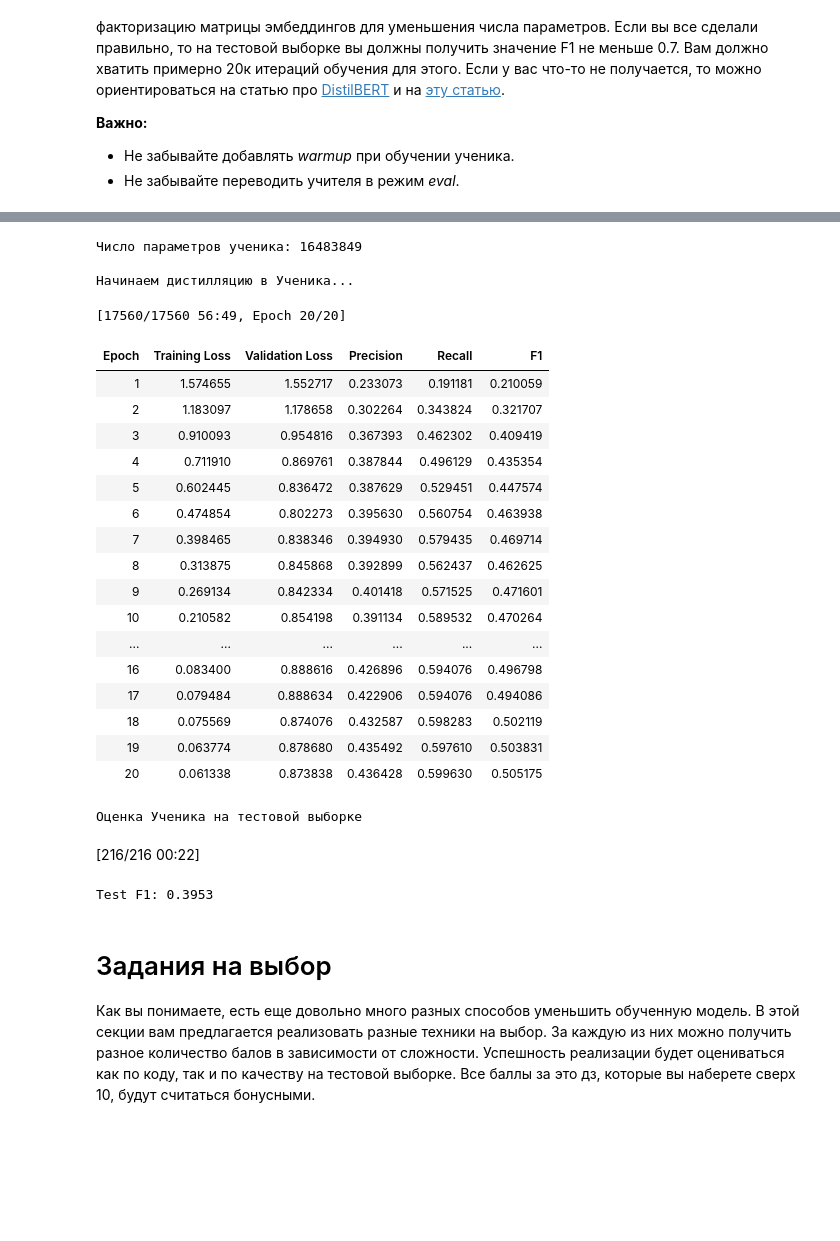
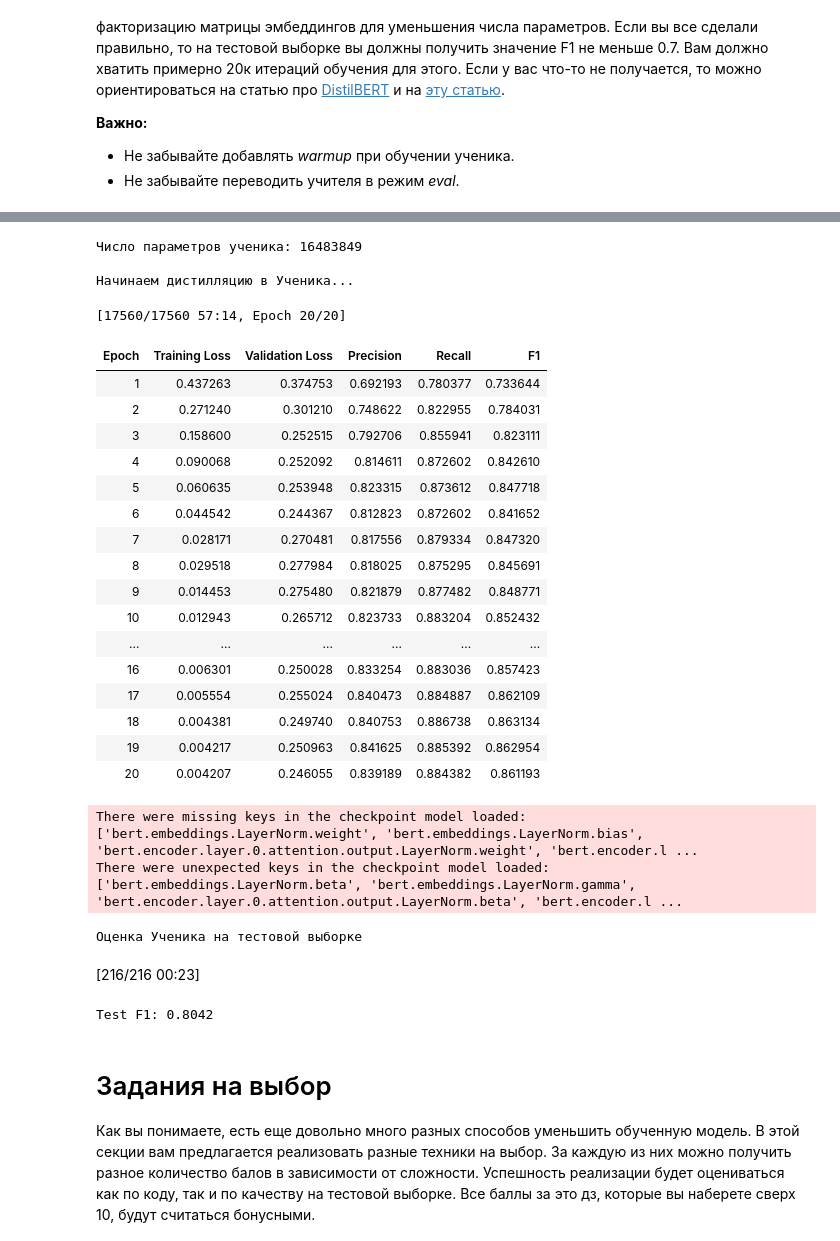
Before and after one commit to BondusS/HSE-NLP-course, a Jupyter notebook: HomeWork1/hw1_distillation.ipynb, the cells around one changed output, grey strips where cells are left out. Cells and saved outputs as stored; diff of their text form; code cells hidden in the pictures; blank space fills up the shorter version.

Commit message:
done main part with test_f1 0.8

```diff
--- a/HomeWork1/hw1_distillation.ipynb
+++ b/HomeWork1/hw1_distillation.ipynb
@@ -523,33 +523,19 @@ teacher_model = AutoModelForTokenClassification.from_pretrained("./bert-teacher-
 teacher_model.eval()
 
 """ Подготовка ученика (< 20M параметров) """
-# Создаем конфиг: оставляем ту же архитектуру, но режем слои до 2-х
-student_config = BertConfig.from_pretrained(
+# Загружаем базовый BERT (у него есть знания языка, но он НЕ обучен на NER)
+student_model = AutoModelForTokenClassification.from_pretrained(
     "bert-base-cased",
-    num_labels=len(label_names),
-    num_hidden_layers=2    # Было 12, стало 2
+    num_labels=len(label_names)
 )
 
-# Инициализируем модель с нуля (необученную)
-student_model = AutoModelForTokenClassification.from_config(student_config)
+# Оставляем только первые 2 слоя энкодера, остальные удаляем
+student_model.bert.encoder.layer = student_model.bert.encoder.layer[:2]
+student_model.config.num_hidden_layers = 2
 
-# Простой факторизованный слой
-class SimpleFactorizedEmbedding(nn.Module):
-    def __init__(self, vocab_size, hidden_size, rank=64, padding_idx=0):
-        super().__init__()
-        self.embedding = nn.Embedding(vocab_size, rank, padding_idx=padding_idx)
-        self.projection = nn.Linear(rank, hidden_size, bias=False)
-
-    def forward(self, input_ids):
-        return self.projection(self.embedding(input_ids))
-
-# Заменяем эмбеддинги ученика
-student_model.bert.embeddings.word_embeddings = SimpleFactorizedEmbedding(
-    vocab_size=student_config.vocab_size,
-    hidden_size=student_config.hidden_size,
-    rank=64,
-    padding_idx=student_config.pad_token_id
-)
+# Используем класс FactorizedEmbedding из Задания 3 для SVD-инициализации
+original_word_embs_student = student_model.bert.embeddings.word_embeddings
+student_model.bert.embeddings.word_embeddings = FactorizedEmbedding(original_word_embs_student, rank=64)
 
 print('Число параметров ученика:', sum(p.numel() for p in student_model.parameters()))
 
@@ -641,29 +645,31 @@ trainer_distill.save_model("bert-student-final")
 warmup_ratio is deprecated and will be removed in v5.2. Use `warmup_steps` instead.
 `logging_dir` is deprecated and will be removed in v5.2. Please set `TENSORBOARD_LOGGING_DIR` instead.
 Число параметров ученика: 16483849
 
 Начинаем дистилляцию в Ученика...
-[17560/17560 56:49, Epoch 20/20]
+[17560/17560 57:14, Epoch 20/20]
 | Epoch | Training Loss | Validation Loss | Precision | Recall | F1 |
-| 1 | 1.574655 | 1.552717 | 0.233073 | 0.191181 | 0.210059 |
-| 2 | 1.183097 | 1.178658 | 0.302264 | 0.343824 | 0.321707 |
-| 3 | 0.910093 | 0.954816 | 0.367393 | 0.462302 | 0.409419 |
-| 4 | 0.711910 | 0.869761 | 0.387844 | 0.496129 | 0.435354 |
-| 5 | 0.602445 | 0.836472 | 0.387629 | 0.529451 | 0.447574 |
-| 6 | 0.474854 | 0.802273 | 0.395630 | 0.560754 | 0.463938 |
-| 7 | 0.398465 | 0.838346 | 0.394930 | 0.579435 | 0.469714 |
-| 8 | 0.313875 | 0.845868 | 0.392899 | 0.562437 | 0.462625 |
-| 9 | 0.269134 | 0.842334 | 0.401418 | 0.571525 | 0.471601 |
-| 10 | 0.210582 | 0.854198 | 0.391134 | 0.589532 | 0.470264 |
+| 1 | 0.437263 | 0.374753 | 0.692193 | 0.780377 | 0.733644 |
+| 2 | 0.271240 | 0.301210 | 0.748622 | 0.822955 | 0.784031 |
+| 3 | 0.158600 | 0.252515 | 0.792706 | 0.855941 | 0.823111 |
+| 4 | 0.090068 | 0.252092 | 0.814611 | 0.872602 | 0.842610 |
+| 5 | 0.060635 | 0.253948 | 0.823315 | 0.873612 | 0.847718 |
+| 6 | 0.044542 | 0.244367 | 0.812823 | 0.872602 | 0.841652 |
+| 7 | 0.028171 | 0.270481 | 0.817556 | 0.879334 | 0.847320 |
+| 8 | 0.029518 | 0.277984 | 0.818025 | 0.875295 | 0.845691 |
+| 9 | 0.014453 | 0.275480 | 0.821879 | 0.877482 | 0.848771 |
+| 10 | 0.012943 | 0.265712 | 0.823733 | 0.883204 | 0.852432 |
 | ... | ... | ... | ... | ... | ... |
-| 16 | 0.083400 | 0.888616 | 0.426896 | 0.594076 | 0.496798 |
-| 17 | 0.079484 | 0.888634 | 0.422906 | 0.594076 | 0.494086 |
-| 18 | 0.075569 | 0.874076 | 0.432587 | 0.598283 | 0.502119 |
-| 19 | 0.063774 | 0.878680 | 0.435492 | 0.597610 | 0.503831 |
-| 20 | 0.061338 | 0.873838 | 0.436428 | 0.599630 | 0.505175 |
+| 16 | 0.006301 | 0.250028 | 0.833254 | 0.883036 | 0.857423 |
+| 17 | 0.005554 | 0.255024 | 0.840473 | 0.884887 | 0.862109 |
+| 18 | 0.004381 | 0.249740 | 0.840753 | 0.886738 | 0.863134 |
+| 19 | 0.004217 | 0.250963 | 0.841625 | 0.885392 | 0.862954 |
+| 20 | 0.004207 | 0.246055 | 0.839189 | 0.884382 | 0.861193 |
-Оценка Ученика на тестовой выборке
+There were missing keys in the checkpoint model loaded: ['bert.embeddings.LayerNorm.weight', 'bert.embeddings.LayerNorm.bias', 'bert.encoder.layer.0.attention.output.LayerNorm.weight', 'bert.encoder.l ...
+There were unexpected keys in the checkpoint model loaded: ['bert.embeddings.LayerNorm.beta', 'bert.embeddings.LayerNorm.gamma', 'bert.encoder.layer.0.attention.output.LayerNorm.beta', 'bert.encoder.l ...
+Оценка Ученика на тестовой выборке
-[216/216 00:22]
+[216/216 00:23]
-Test F1: 0.3953
+Test F1: 0.8042
 # %% [markdown]
 # Задания на выбор
 
```
Also changed, not shown: parts of 1 cell of this notebook.
